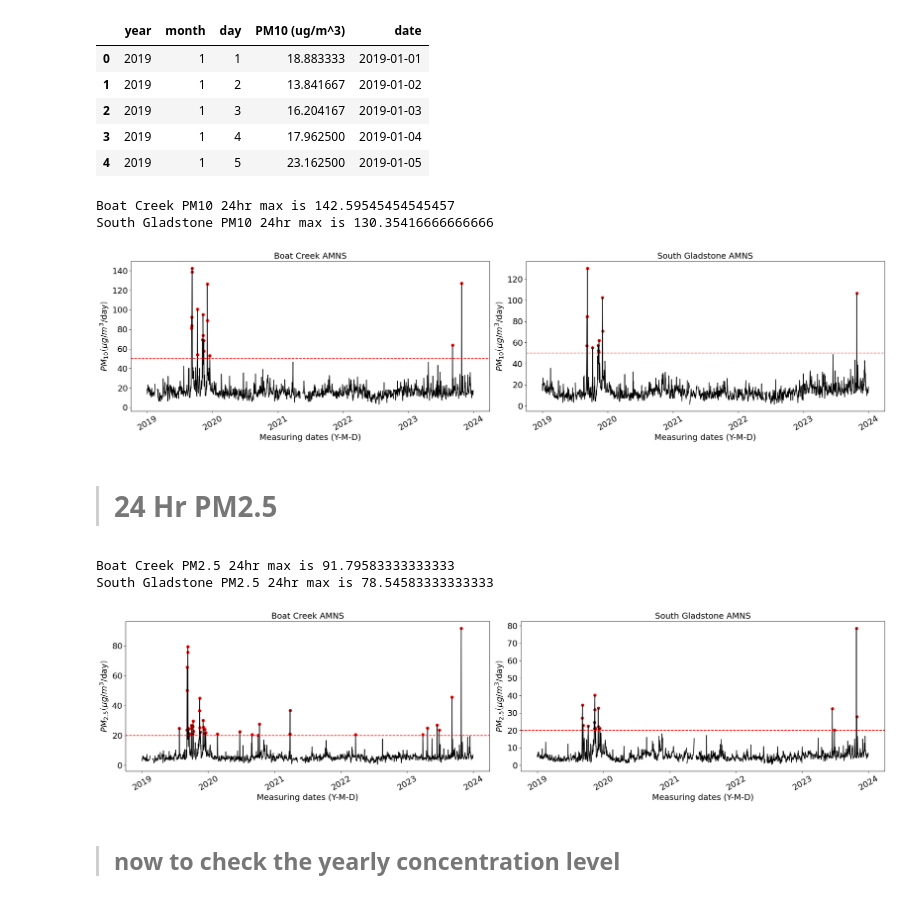
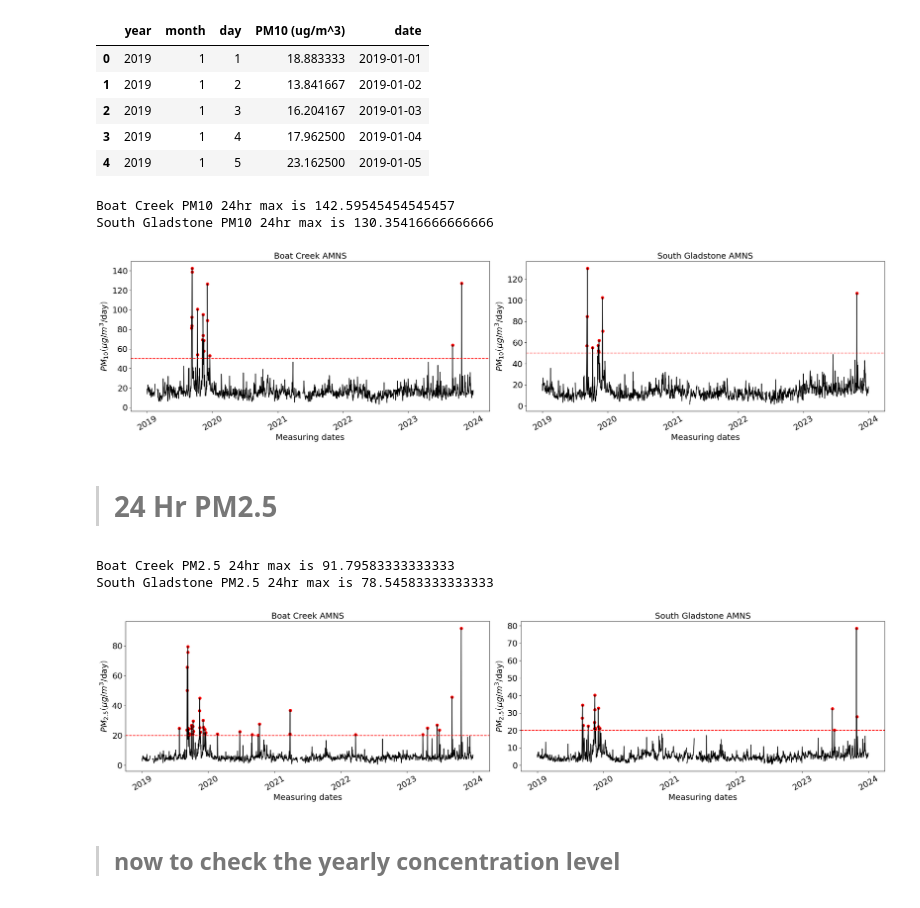
Before and after one commit to GinnCheng/DA_AQ_hub, a Jupyter notebook: main_script.ipynb, the cells around one changed output. Saved outputs shown, nothing was run; the diff lists cells and outputs as text; code cells hidden in the pictures.

```diff
--- a/main_script.ipynb
+++ b/main_script.ipynb
@@ -48,6 +48,21 @@ def qld_amns_wrangler(df):
         print('NO2 unit has been changed from ppm to µg/m³')
     except:
         pass
+    # Benzene
+    try:
+        df['Benzene (ppb)'] = df['Benzene (ppb)']*3.243
+        df.rename(columns={'Benzene (ppb)':'Benzene (ug/m^3)'}, inplace=True)
+        print('Benzene unit has been changed from ppb to µg/m³')
+    except:
+        pass
+    # SO2
+    try:
+        df['Sulfur Dioxide (ppm)'] = df['Sulfur Dioxide (ppm)']*2.62
+        df.rename(columns={'Sulfur Dioxide (ppm)':'Sulfur Dioxide (ug/m^3)'}, inplace=True)
+        print('SO2 unit has been changed from ppm to µg/m³')
+    except:
+        pass
+
     return df
 # %%
 # select items
@@ -181,42 +200,42 @@ y = df_24['PM10 (ug/m^3)']
 x = df_24.date
 ax1.plot(x,y,'k-')
 ax1.axhline(y=criterion, color='red', linestyle='--', label=f'Criterion: {criterion}')
-ax1.set_xlabel('Measuring dates (Y-M-D)', fontsize=FontSize)
+ax1.set_xlabel('Measuring dates', fontsize=FontSize)
 ax1.set_ylabel(r'$PM_{10} \left(\mu g/m^3/\text{day}\right)$', fontsize=FontSize)
 ax1.tick_params(axis='x', rotation=30, labelsize=TickSize)
 ax1.tick_params(axis='y', labelsize=TickSize)
 ax1.set_title('Boat Creek AMNS', fontsize=TickSize)
 # show the exceedance
 z = df_24[y > criterion]
 ax1.scatter(z.date, z['PM10 (ug/m^3)'], color='red', label=f'y > {criterion}')
 
 print(f'Boat Creek PM10 24hr max is {y.max()}')
 
 # South Gladstone
 df_24 = df_sg.groupby(by=['year','month','day'])['PM10 (ug/m^3)'].mean().reset_index()
 df_24['date'] = pd.to_datetime(df_24[['year', 'month', 'day']])
 y = df_24['PM10 (ug/m^3)']
 x = df_24.date
 ax2.plot(x,y,'k-')
 ax2.axhline(y=criterion, color='red', linestyle='--', label=f'Criterion: {criterion}')
-ax2.set_xlabel('Measuring dates (Y-M-D)', fontsize=FontSize)
+ax2.set_xlabel('Measuring dates', fontsize=FontSize)
 ax2.set_ylabel(r'$PM_{10} \left(\mu g/m^3/\text{day}\right)$', fontsize=FontSize)
 ax2.tick_params(axis='x', rotation=30, labelsize=TickSize)
 ax2.tick_params(axis='y', labelsize=TickSize)
 ax2.set_title('South Gladstone AMNS', fontsize=TickSize)
 # show the exceedance
 z = df_24[y > criterion]
 ax2.scatter(z.date, z['PM10 (ug/m^3)'], color='red', label=f'y > {criterion}')
 
 print(f'South Gladstone PM10 24hr max is {y.max()}')
 
 # plot
 plt.tight_layout()
 plt.show()
 # %% [output]
 Boat Creek PM10 24hr max is 142.59545454545457
 South Gladstone PM10 24hr max is 130.35416666666666
-[figure, old version]
+[figure, new version]
 # %% [markdown]
 > # 24 Hr PM2.5
 # %%
@@ -231,7 +250,7 @@ y = df_24['PM2.5 (ug/m^3)']
 x = df_24.date
 ax1.plot(x,y,'k-')
 ax1.axhline(y=criterion, color='red', linestyle='--', label=f'Criterion: {criterion}')
-ax1.set_xlabel('Measuring dates (Y-M-D)', fontsize=FontSize)
+ax1.set_xlabel('Measuring dates', fontsize=FontSize)
 ax1.set_ylabel(r'$PM_{2.5} \left(\mu g/m^3/\text{day}\right)$', fontsize=FontSize)
 ax1.tick_params(axis='x', rotation=30, labelsize=TickSize)
 ax1.tick_params(axis='y', labelsize=TickSize)
@@ -250,7 +269,7 @@ y = df_24['PM2.5 (ug/m^3)']
 x = df_24.date
 ax2.plot(x,y,'k-')
 ax2.axhline(y=criterion, color='red', linestyle='--', label=f'Criterion: {criterion}')
-ax2.set_xlabel('Measuring dates (Y-M-D)', fontsize=FontSize)
+ax2.set_xlabel('Measuring dates', fontsize=FontSize)
 ax2.set_ylabel(r'$PM_{2.5} \left(\mu g/m^3/\text{day}\right)$', fontsize=FontSize)
 ax2.tick_params(axis='x', rotation=30, labelsize=TickSize)
 ax2.tick_params(axis='y', labelsize=TickSize)
@@ -269,7 +288,7 @@ plt.show()
 # %% [output]
 Boat Creek PM2.5 24hr max is 91.79583333333333
 South Gladstone PM2.5 24hr max is 78.54583333333333
-[figure, old version]
+[figure, new version]
 # %% [markdown]
 > ## now to check the yearly concentration level
 # %% [markdown]
```
Also changed, not shown: parts of 32 cells of this notebook.
